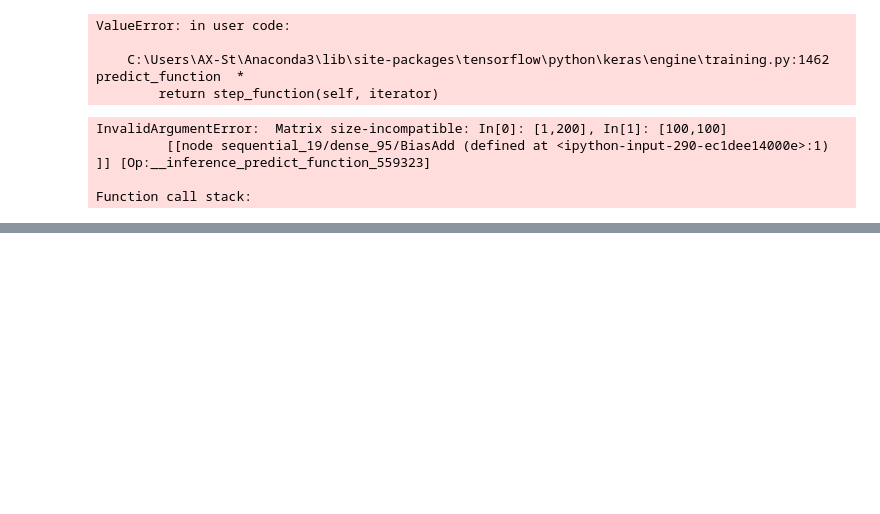
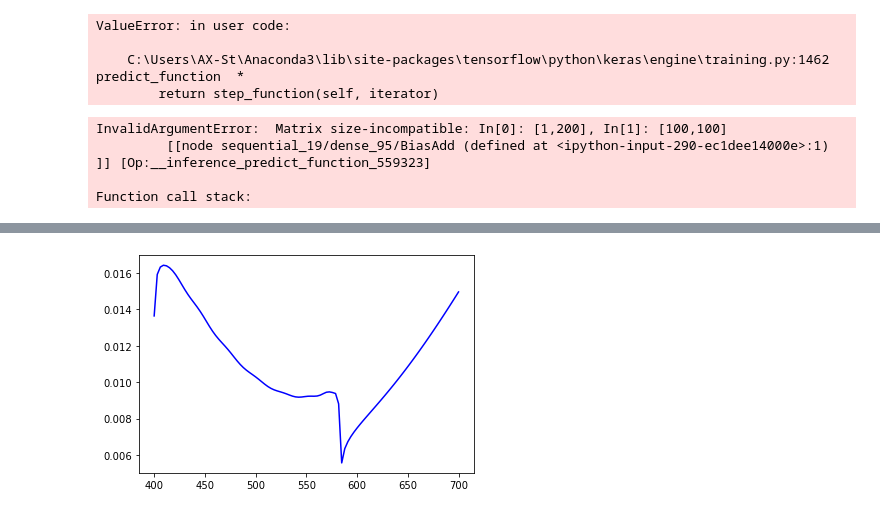
Before and after one commit to Nanometrisis/Nanomet_project_2021, a Jupyter notebook: Nanomet_processing_and_modeling.ipynb, the cells around one changed output, grey strips where cells are left out. Cells and saved outputs as stored; diff of their text form; code cells hidden in the pictures; blank space fills up the shorter version.

```diff
--- a/Nanomet_processing_and_modeling.ipynb
+++ b/Nanomet_processing_and_modeling.ipynb
@@ -1489,0 +1469,10 @@ Function call stack:
+# %%
+
+df_helout = df3[df3['Simulation index'] == 40]
+#pre_heldout= model_forward.predict(df_helout.drop(['Simulation index', 'Reflectance'], axis=1))
+
+#plt.plot(df_helout['wavelength'], pre_heldout, 'r') # plotting t, a separately
+plt.plot(df_helout['wavelength'], df_helout['Reflectance'], 'b') # plotting t, b separately
+plt.show()
+# %% [output]
+[figure, added]
```
Also changed, not shown: parts of 33 cells of this notebook, 11 other files.
